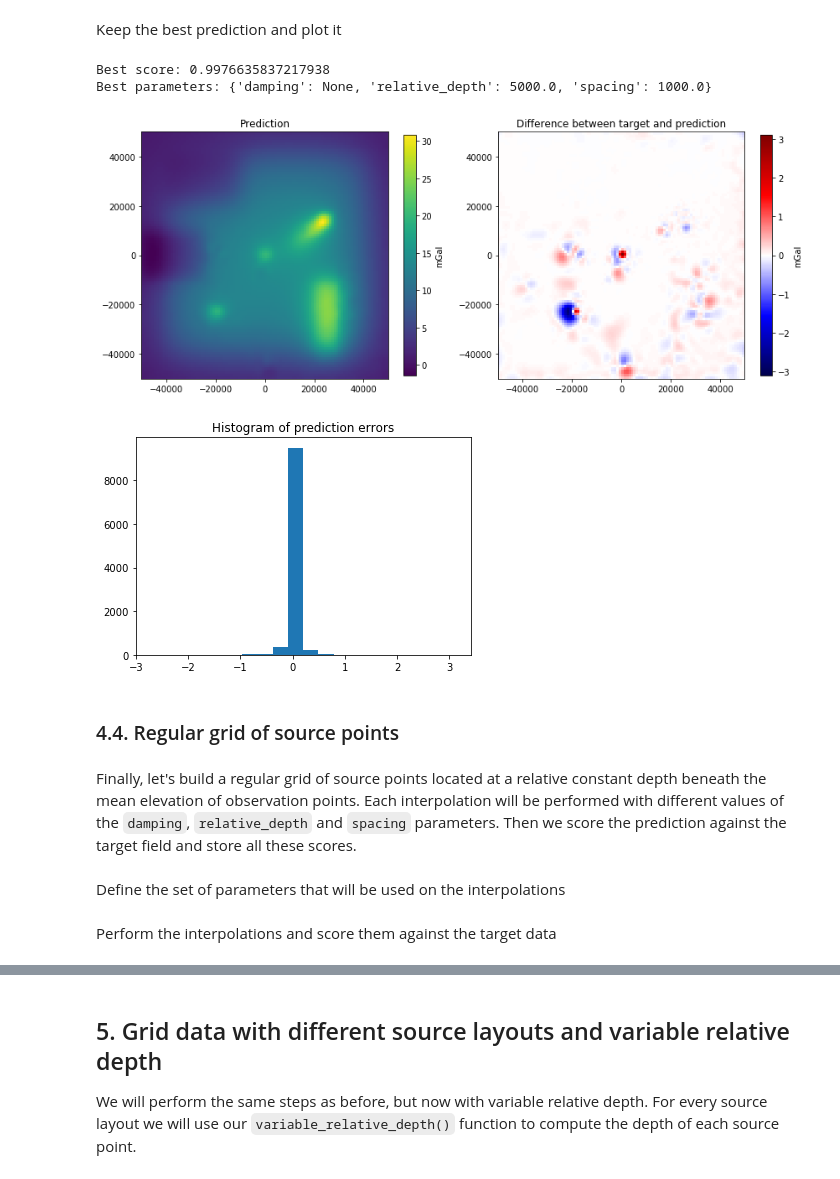
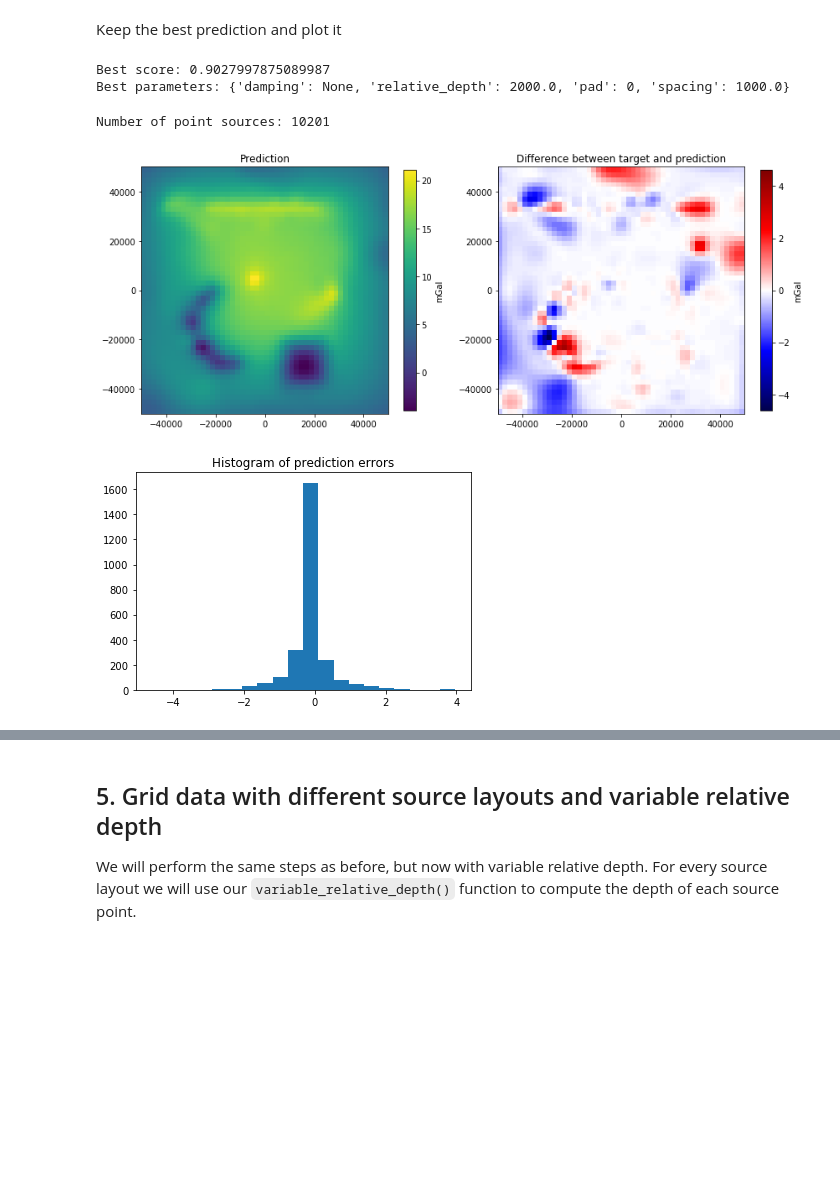
Before and after one commit to compgeolab/eql-gradient-boosted, a Jupyter notebook: notebooks/Gridding synthetic ground survey.ipynb, the cells around one changed output, grey strips where cells are left out. Cells and saved outputs as stored; diff of their text form; code cells hidden in the pictures; blank space fills up the shorter version.

```diff
--- a/notebooks/Gridding synthetic ground survey.ipynb
+++ b/notebooks/Gridding synthetic ground survey.ipynb
@@ -324,8 +366,8 @@ Each interpolation will be performed with different values of the `damping`, `re
 Define the set of parameters that will be used on the interpolations
 # %%
 parameters_sets = [
-    dict(damping=combo[0], relative_depth=combo[1], spacing=combo[2])
-    for combo in itertools.product(dampings, relative_depths, block_spacings)
+    dict(damping=combo[0], relative_depth=combo[1], spacing=block_spacing)
+    for combo in itertools.product(dampings, relative_depths)
 ]
 # %% [markdown]
 Perform the interpolations and score them against the target data
@@ -379,6 +421,11 @@ eql = hm.EQLHarmonic(points=points, damping=best_params["damping"])
 eql.fit(coordinates, getattr(survey, field))
 best_prediction = eql.predict(grid)
 
+print("Number of point sources:", points[0].size)
+
+# Store the best prediction
+best_predictions["constant_depth"]["block_reduced"] = best_prediction
+
 plot_prediction(grid, best_prediction, target)
 histogram_errors(best_prediction, target)
 # %% [output]
@@ -398,6 +443,13 @@ Each interpolation will be performed with different values of the `damping`, `re
 Define the set of parameters that will be used on the interpolations
 # %%
 parameters_sets = [
-    dict(damping=combo[0], relative_depth=combo[1], spacing=combo[2])
-    for combo in itertools.product(dampings, relative_depths, block_spacings)
+    dict(
+        damping=combo[0], relative_depth=combo[1], pad=combo[2], spacing=combo[3]
+    )
+    for combo in itertools.product(
+        dampings,
+        source_grid_relative_depths,
+        source_grid_paddings,
+        source_grid_spacings,
+    )
 ]
@@ -406,12 +458,13 @@ Perform the interpolations and score them against the target data
 # %%
+# Compute mean elevation of observation points
+mean_elevation = survey.elevation.mean()
+
 scores = []
 for parameters in parameters_sets:
-    # Create the custom source points layout by block reducing the
-    # observed coordinates and setting the point sources at a constant
-    # relative depth beneath the center of each block.
-    points = block_reduced_sources(
-        coordinates, center_coordinates=True, **parameters
-    )
+    # Create the custom source points layout by putting them on a
+    # regular grid at a constant depth computed as the mean elevation
+    # of observation points minus the relative depth.
+    points = grid_sources(coordinates, **parameters)
     # Initialize the gridder passing the points layout and the damping
     eql = hm.EQLHarmonic(points=points, damping=parameters["damping"])
     # Fit the gridder giving the survey data
@@ -447,27 +500,24 @@ Keep the best prediction and plot it
 # %%
 best = np.argmax(scores)
 best_params = parameters_sets[best]
 print("Best score:", scores[best])
 print("Best parameters:", best_params)
 
-points = block_reduced_sources(
-    coordinates, center_coordinates=True, **best_params
-)
+points = grid_sources(coordinates, **best_params)
 eql = hm.EQLHarmonic(points=points, damping=best_params["damping"])
 eql.fit(coordinates, getattr(survey, field))
 best_prediction = eql.predict(grid)
 
+print("Number of point sources:", points[0].size)
+
+# Store the best prediction
+best_predictions["constant_depth"]["grid"] = best_prediction
+
 plot_prediction(grid, best_prediction, target)
 histogram_errors(best_prediction, target)
 # %% [output]
-Best score: 0.9976635837217938
-Best parameters: {'damping': None, 'relative_depth': 5000.0, 'spacing': 1000.0}
+Best score: 0.9027997875089987
+Best parameters: {'damping': None, 'relative_depth': 2000.0, 'pad': 0, 'spacing': 1000.0}
+Number of point sources: 10201
-[figure, old version]
+[figure, new version]
-[figure, old version]
+[figure, new version]
-# %% [markdown]
-### 4.4. Regular grid of source points
-# %% [markdown]
-Finally, let's build a regular grid of source points located at a relative constant depth beneath the mean elevation of observation points.
-Each interpolation will be performed with different values of the `damping`, `relative_depth` and `spacing` parameters. Then we score the prediction against the target field and store all these scores.
-# %% [markdown]
-Define the set of parameters that will be used on the interpolations
@@ -479,2 +523,0 @@ parameters_sets = [
-# %% [markdown]
-Perform the interpolations and score them against the target data
```
Also changed, not shown: parts of 46 cells of this notebook, 2 other files.
